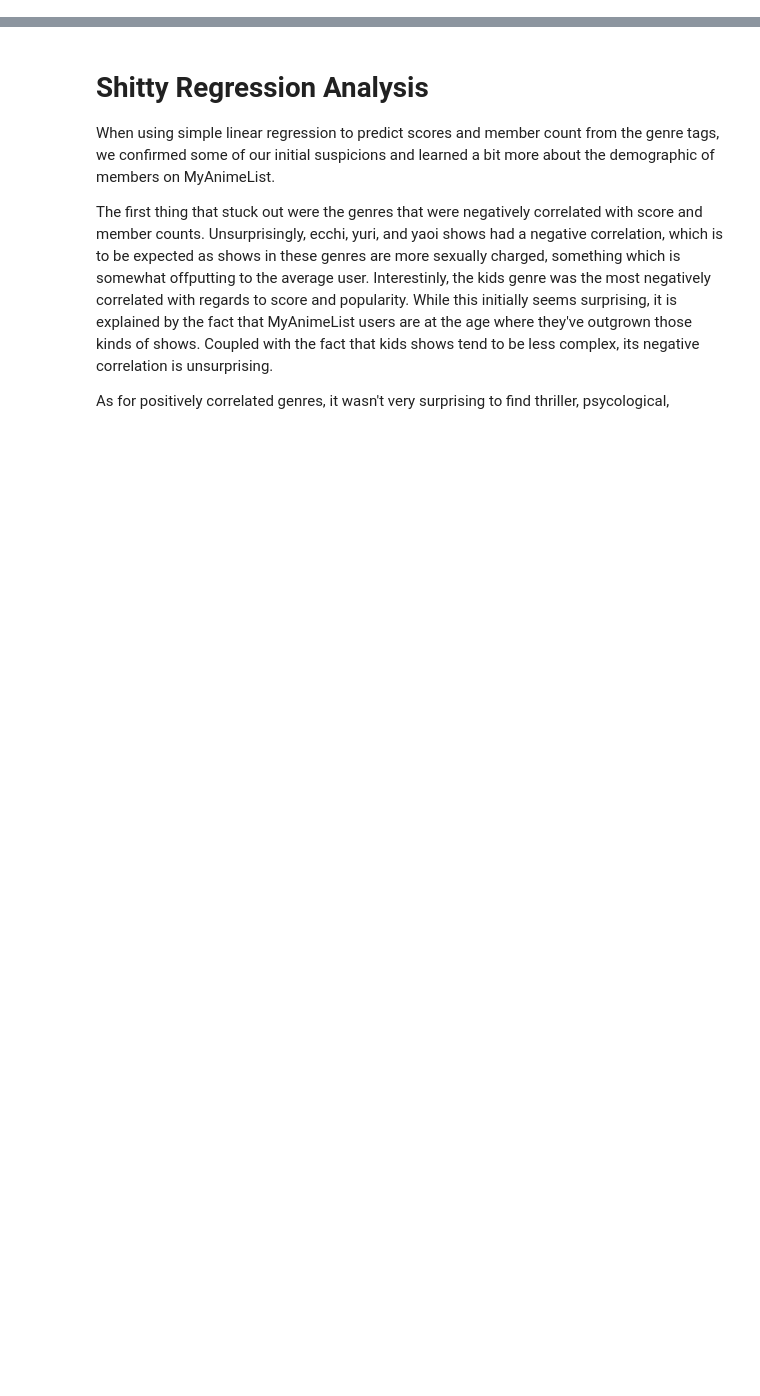
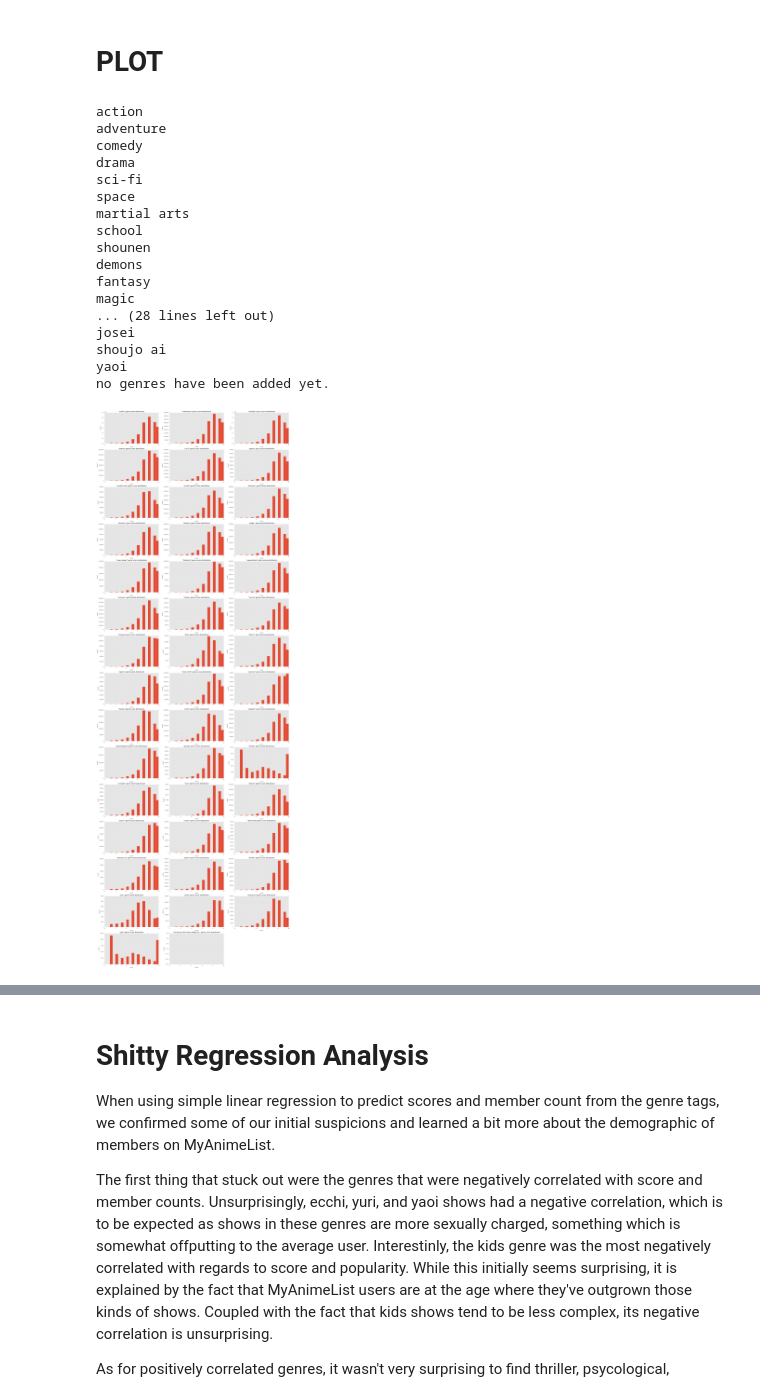
Before and after one commit to FourSwordKirby/MALDataScience, a Jupyter notebook: score_dist_stats.ipynb, the cells around one changed output, grey strips where cells are left out. Drawn from its saved outputs; the diff is of its cells as text; code cells hidden in the pictures; blank space fills up the shorter version.

Commit message:
Analysis on the distribution of scores

```diff
--- a/score_dist_stats.ipynb
+++ b/score_dist_stats.ipynb
@@ -154,0 +75,19 @@ thriller :  72674.8747385
+# %%
+sig_length = MAL_df[MAL_df['length'] > 30]
+
+stat_df = sig_length[sig_length['score_users'] > 20000]
+# %%
+#print stat_df.sort_values('std', ascending=False)[['title', 'score_users', 'std']]
+
+#std of all shows
+#print stat_df.sort_values('std', ascending=False)[['title', 'score_users', 'std']]
+
+
+#std by genre
+genre_data = []
+for g in all_genre:
+    genre_df = stat_df[stat_df[g] == 1]
+    genre_data.append([g, get_df_std(genre_df)])
+
+genre_df = pd.DataFrame(genre_data,columns=['genre', 'std'])
+print genre_df.sort_values('std', ascending=False)
@@ -154,0 +112,52 @@ thriller :  72674.8747385
+# %% [markdown]
+# PLOT
+# %%
+matplotlib.rcParams['figure.figsize'] = (30.0, 90.0)
+plt.figure(1)
+plt.gca().set_xscale("linear")
+
+cols = 3
+rows = np.ceil(len(all_genre) / float(cols))
+i = 1
+for g in all_genre:
+    print g
+    plt.subplot(rows, cols, i)
+    genre_df = stat_df[stat_df[g] == 1]
+    scores = []
+    for idx, entry in genre_df.iterrows():
+        scores.append([10] * entry["score_10_votes"])
+        scores.append([9] * entry["score_9_votes"])
+        scores.append([8] * entry["score_8_votes"])
+        scores.append([7] * entry["score_7_votes"])
+        scores.append([6] * entry["score_6_votes"])
+        scores.append([5] * entry["score_5_votes"])
+        scores.append([4] * entry["score_4_votes"])
+        scores.append([3] * entry["score_3_votes"])
+        scores.append([2] * entry["score_2_votes"])
+        scores.append([1] * entry["score_1_votes"])
+
+    scores = [val for sublist in scores for val in sublist]
+    plt.hist(scores, bins=20, range=[0.0,10.0])
+    plt.xlabel("score")
+    plt.ylabel("count")
+    plt.title('"%s" genre score distribution' % g)
+    i += 1
+# %% [output]
+action
+adventure
+comedy
+drama
+sci-fi
+space
+martial arts
+school
+shounen
+demons
+fantasy
+magic
+... (28 lines left out)
+josei
+shoujo ai
+yaoi
+no genres have been added yet.
+[figure, added]
```
Also changed, not shown: parts of 11 cells of this notebook, 2 other files.
